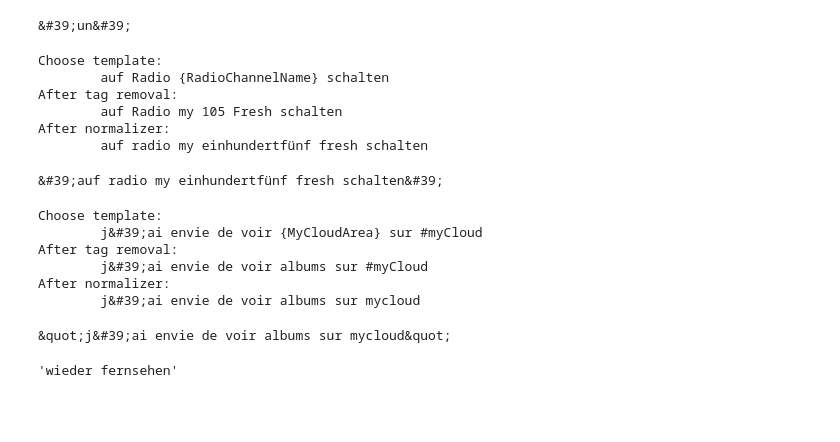
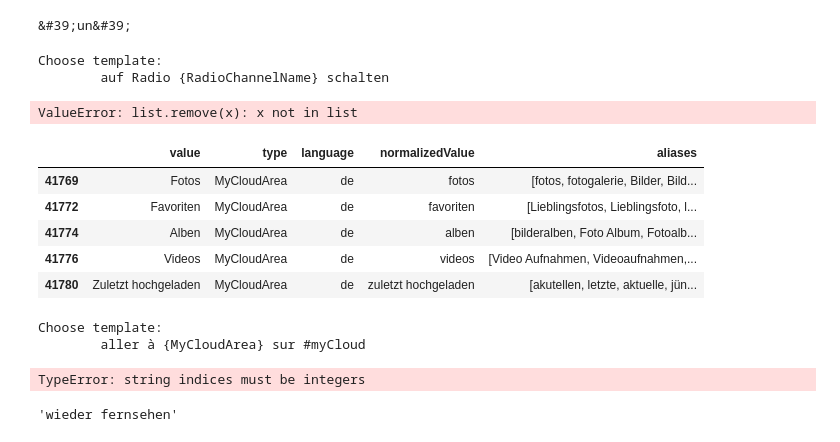
Before and after one commit to sting1000/generator, a Jupyter notebook: Explore.ipynb, the cells around one changed output. Cells and saved outputs as stored; diff of their text form; code cells hidden in the pictures; blank space fills up the shorter version.

```diff
--- a/Explore.ipynb
+++ b/Explore.ipynb
@@ -178,32 +178,34 @@ Normalizer().normalize_text('1', '')
 # %%
 from generator.module import Generator
 from generator.normalizer import Normalizer
-gen = Generator(templates=templates_updated, entities=entities)
+gen = Generator(templates=templates_updated, entities=entities, method='one')
 gen.get_command(target_id='Tv.RadioChannelChange.Init.Utterance',
                 target_lang='de',
                 verbose=True)
 # %% [output]
 Choose template:
         auf Radio {RadioChannelName} schalten
-After tag removal:
-        auf Radio my 105 Fresh schalten
-After normalizer:
-        auf radio my einhundertfünf fresh schalten
-&#39;auf radio my einhundertfünf fresh schalten&#39;
+ValueError: list.remove(x): x not in list
+# %%
+import random
+k = entities[entities['type'] == 'MyCloudArea'][entities['language'] == 'de']
+k
+# %% [output]
+|  | value | type | language | normalizedValue | aliases |
+| 41769 | Fotos | MyCloudArea | de | fotos | [fotos, fotogalerie, Bilder, Bild... |
+| 41772 | Favoriten | MyCloudArea | de | favoriten | [Lieblingsfotos, Lieblingsfoto, l... |
+| 41774 | Alben | MyCloudArea | de | alben | [bilderalben, Foto Album, Fotoalb... |
+| 41776 | Videos | MyCloudArea | de | videos | [Video Aufnahmen, Videoaufnahmen,... |
+| 41780 | Zuletzt hochgeladen | MyCloudArea | de | zuletzt hochgeladen | [akutellen, letzte, aktuelle, jün... |
 # %%
 
 gen.get_command(target_id='MyCloud.OpenArea.Init.Utterance',
                     target_lang='fr',
-                    normalizer= Normalizer().normalize_text,
                     verbose=True)
 # %% [output]
 Choose template:
-        j&#39;ai envie de voir {MyCloudArea} sur #myCloud
-After tag removal:
-        j&#39;ai envie de voir albums sur #myCloud
-After normalizer:
-        j&#39;ai envie de voir albums sur mycloud
+        aller à {MyCloudArea} sur #myCloud
-&quot;j&#39;ai envie de voir albums sur mycloud&quot;
+TypeError: string indices must be integers
 # %%
 normalizer =
 gen = Generator(templates=templates_updated, entities=entities)
```
Also changed, not shown: parts of 2 cells of this notebook, 1 other file.
